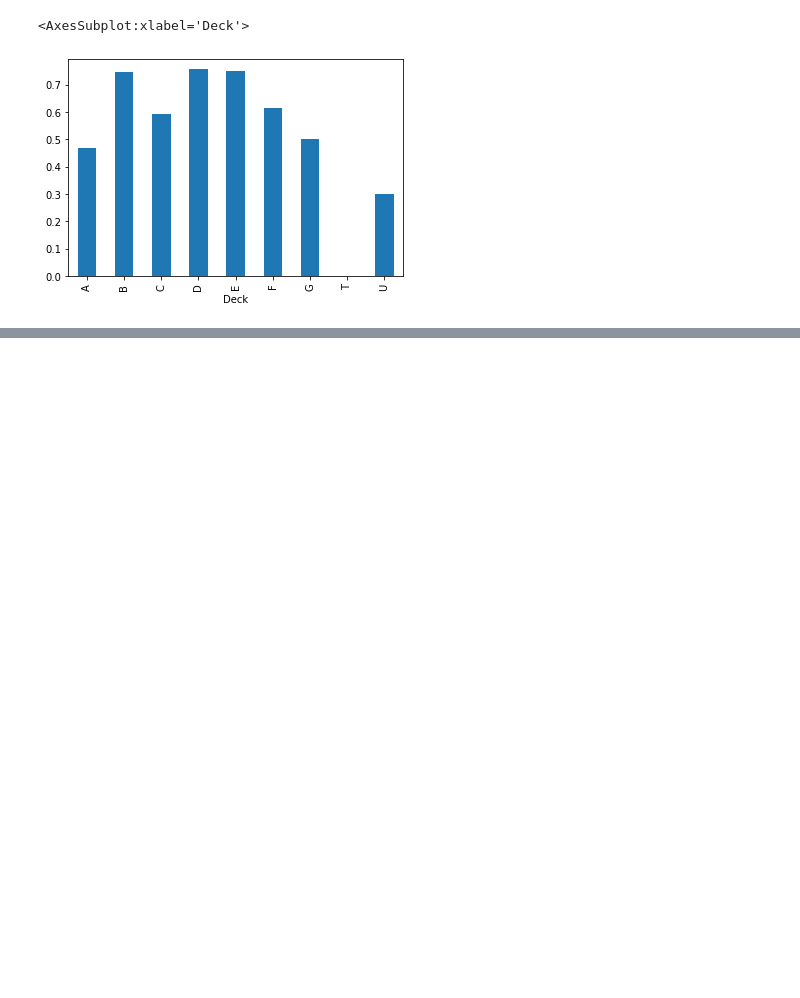
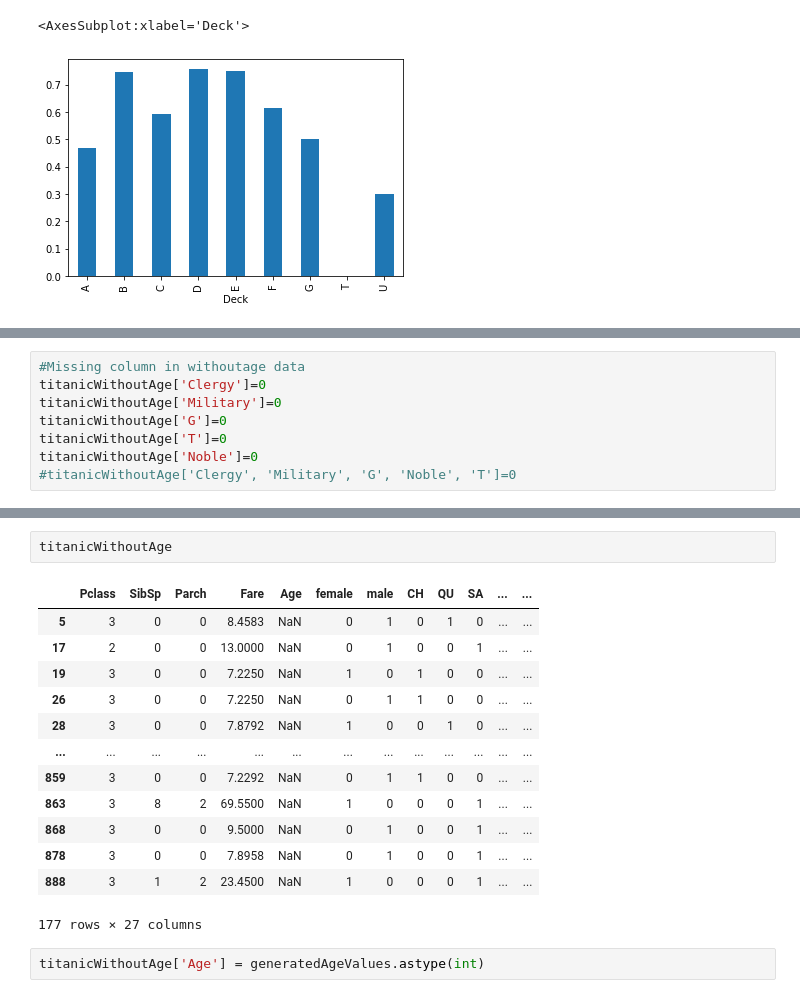
Before and after one commit to valerluca/Titanic_survive, a Jupyter notebook: Titanic_01.ipynb, the cells around one changed output, grey strips where cells are left out. Saved outputs shown, nothing was run; the diff lists cells and outputs as text; blank space fills up the shorter version.

```diff
--- a/Titanic_01.ipynb
+++ b/Titanic_01.ipynb
@@ -398,0 +566,8 @@ df['Survived'].groupby(df['Deck']).mean().plot(kind='bar')
+# %%
+#Missing column in withoutage data
+titanicWithoutAge['Clergy']=0
+titanicWithoutAge['Military']=0
+titanicWithoutAge['G']=0
+titanicWithoutAge['T']=0
+titanicWithoutAge['Noble']=0
+#titanicWithoutAge['Clergy', 'Military', 'G', 'Noble', 'T']=0
@@ -398,0 +666,18 @@ df['Survived'].groupby(df['Deck']).mean().plot(kind='bar')
+# %%
+titanicWithoutAge
+# %% [output]
+|  | Pclass | SibSp | Parch | Fare | Age | female | male | CH | QU | SA | ... | ... |
+| 5 | 3 | 0 | 0 | 8.4583 | NaN | 0 | 1 | 0 | 1 | 0 | ... | ... |
+| 17 | 2 | 0 | 0 | 13.0000 | NaN | 0 | 1 | 0 | 0 | 1 | ... | ... |
+| 19 | 3 | 0 | 0 | 7.2250 | NaN | 1 | 0 | 1 | 0 | 0 | ... | ... |
+| 26 | 3 | 0 | 0 | 7.2250 | NaN | 0 | 1 | 1 | 0 | 0 | ... | ... |
+| 28 | 3 | 0 | 0 | 7.8792 | NaN | 1 | 0 | 0 | 1 | 0 | ... | ... |
+| ... | ... | ... | ... | ... | ... | ... | ... | ... | ... | ... | ... | ... |
+| 859 | 3 | 0 | 0 | 7.2292 | NaN | 0 | 1 | 1 | 0 | 0 | ... | ... |
+| 863 | 3 | 8 | 2 | 69.5500 | NaN | 1 | 0 | 0 | 0 | 1 | ... | ... |
+| 868 | 3 | 0 | 0 | 9.5000 | NaN | 0 | 1 | 0 | 0 | 1 | ... | ... |
+| 878 | 3 | 0 | 0 | 7.8958 | NaN | 0 | 1 | 0 | 0 | 1 | ... | ... |
+| 888 | 3 | 1 | 2 | 23.4500 | NaN | 1 | 0 | 0 | 0 | 1 | ... | ... |
+177 rows × 27 columns
+# %%
+titanicWithoutAge['Age'] = generatedAgeValues.astype(int)
```
Also changed, not shown: parts of 72 cells of this notebook.
